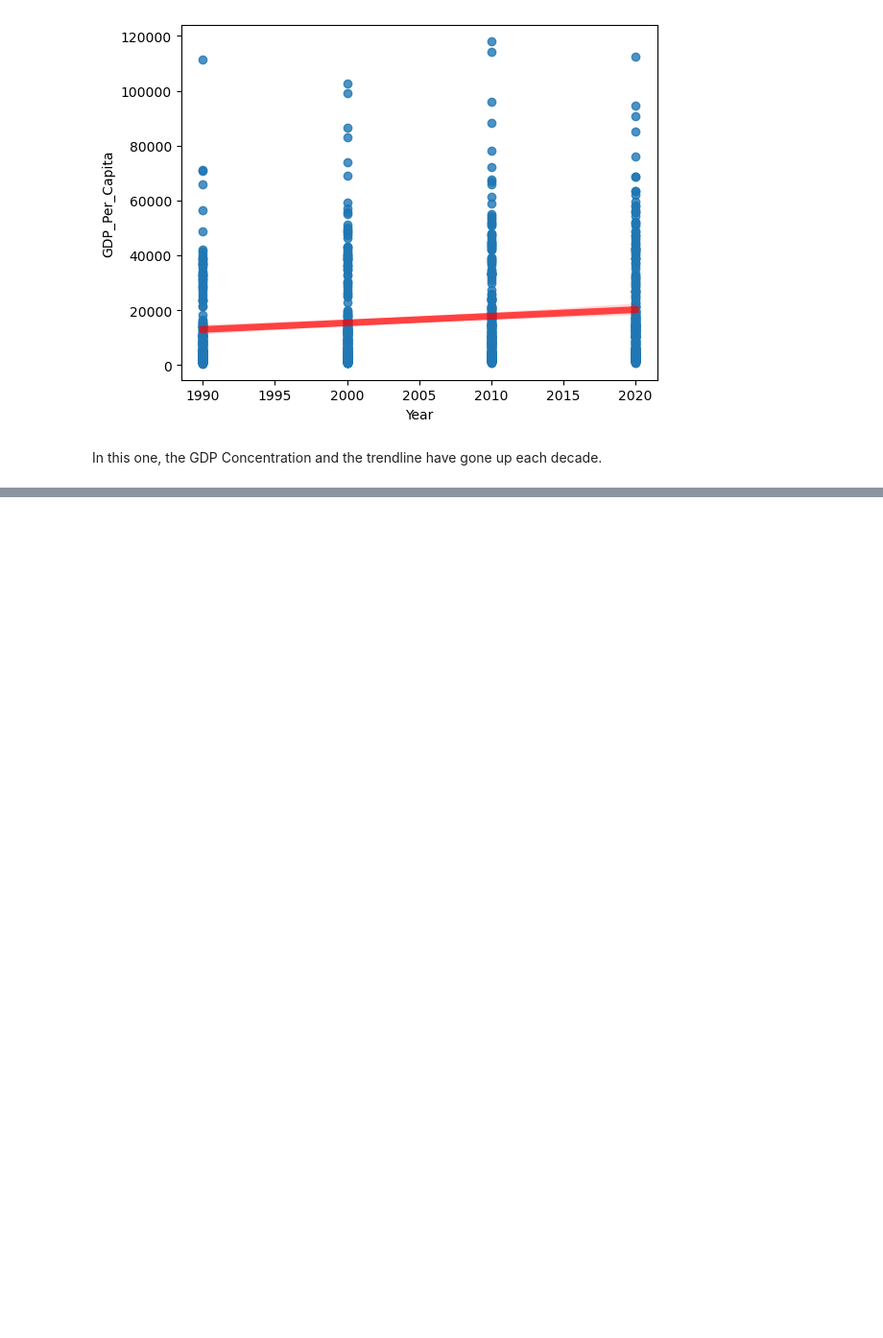
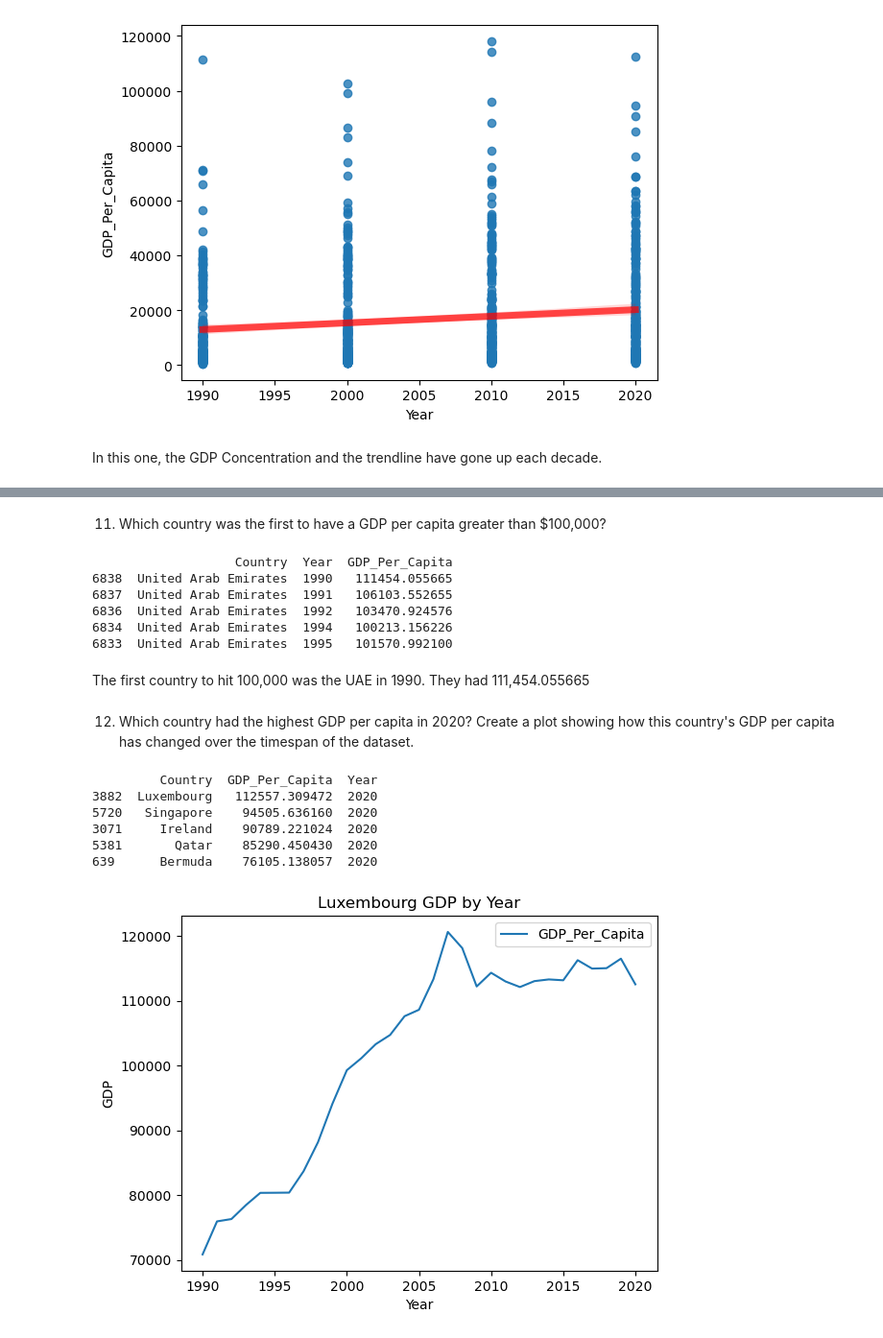
Before and after one commit to NSS-Data-Analytics-Cohort-8/gdp-and-internet-usage-wesiswes629, a Jupyter notebook: notebooks/un_gdp.ipynb, the cells around one changed output, grey strips where cells are left out. Shown: that part at 96% size. Drawn from its saved outputs; the diff is of its cells as text; code cells hidden in the pictures; blank space fills up the shorter version.

```diff
--- a/notebooks/un_gdp.ipynb
+++ b/notebooks/un_gdp.ipynb
@@ -188,0 +164,36 @@ The first country to hit 100,000 was the UAE in 1990. They had 111,454.055665
+# %% [markdown]
+11. Which country was the first to have a GDP per capita greater than $100,000?
+# %%
+gdp_100k = gdp_df[gdp_df["GDP_Per_Capita"] >= 100000]
+print(gdp_100k.sort_values(by=["Year","Country"],ascending=[True,True]).head())
+# %% [output]
+                   Country  Year  GDP_Per_Capita
+6838  United Arab Emirates  1990   111454.055665
+6837  United Arab Emirates  1991   106103.552655
+6836  United Arab Emirates  1992   103470.924576
+6834  United Arab Emirates  1994   100213.156226
+6833  United Arab Emirates  1995   101570.992100
+# %% [markdown]
+The first country to hit 100,000 was the UAE in 1990. They had 111,454.055665
+# %% [markdown]
+12. Which country had the highest GDP per capita in 2020? Create a plot showing how this country's GDP per capita has changed over the timespan of the dataset.
+# %%
+print(gdp_country_2020.sort_values(by="GDP_Per_Capita", ascending=False).head())
+# %% [output]
+         Country  GDP_Per_Capita  Year
+3882  Luxembourg   112557.309472  2020
+5720   Singapore    94505.636160  2020
+3071     Ireland    90789.221024  2020
+5381       Qatar    85290.450430  2020
+639      Bermuda    76105.138057  2020
+# %%
+gdp_lux = gdp_df[gdp_df["Country"] == "Luxembourg"]
+gdp_lux.plot(x="Year",y="GDP_Per_Capita")
+
+plt.xlabel("Year")
+plt.ylabel("GDP")
+plt.title("Luxembourg GDP by Year")
+
+plt.show()
+# %% [output]
+[figure, added]
```
Also changed, not shown: parts of 3 cells of this notebook.
